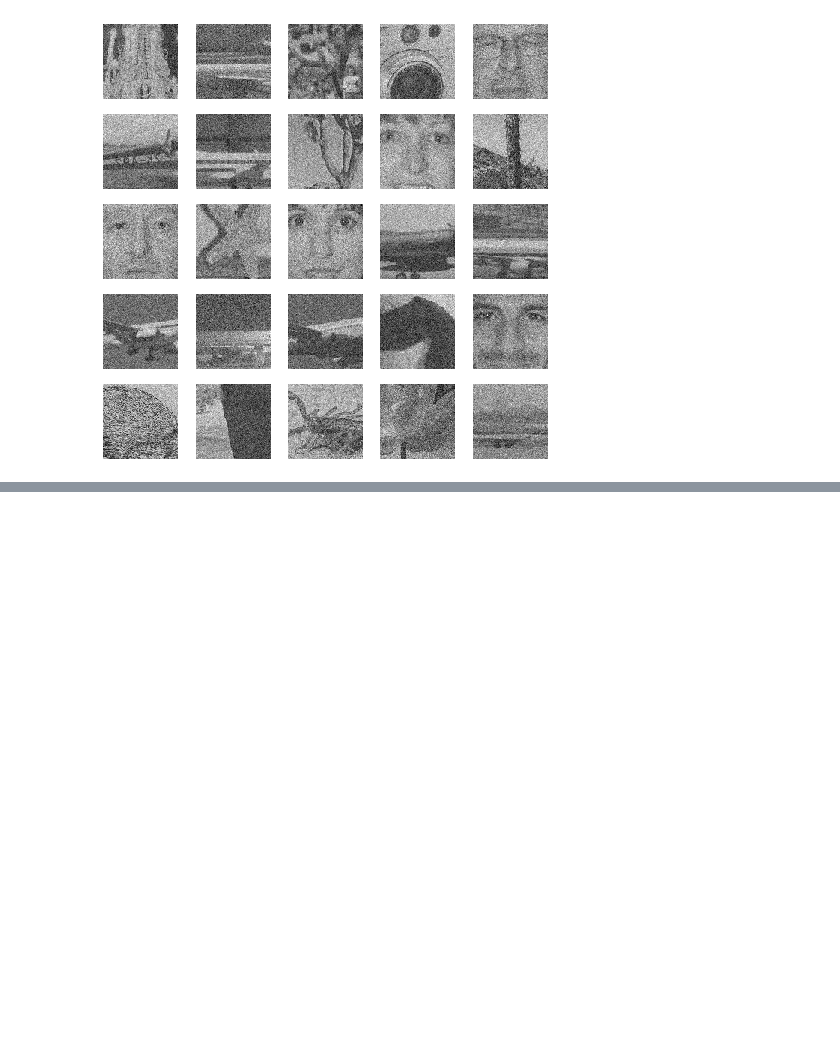
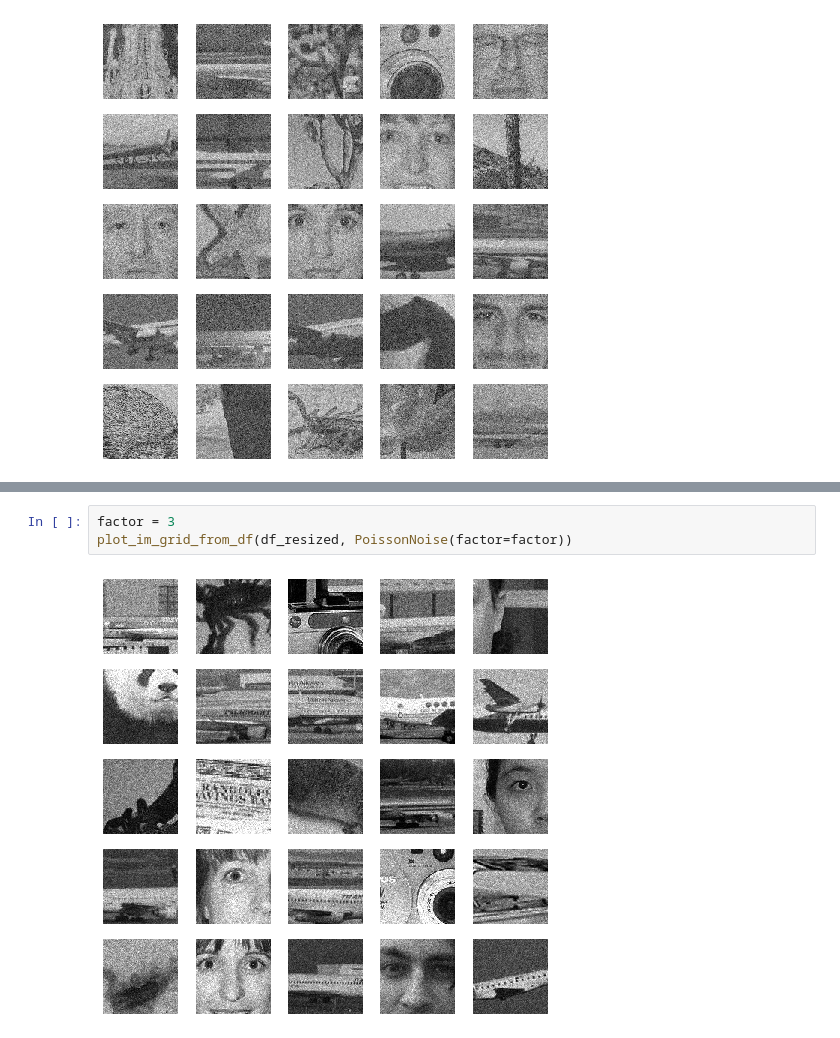
Before and after one commit to RomainCapo/ledebruiteur, a Jupyter notebook: NoiseType.ipynb, the cells around one changed output, grey strips where cells are left out. Cells and saved outputs as stored; diff of their text form; blank space fills up the shorter version.

```diff
--- a/NoiseType.ipynb
+++ b/NoiseType.ipynb
@@ -73,0 +67,5 @@ Parameters :
+# %%
+factor = 3
+plot_im_grid_from_df(df_resized, PoissonNoise(factor=factor))
+# %% [output]
+[figure, added]
```
Also changed, not shown: parts of 19 cells of this notebook, 11 other files.
